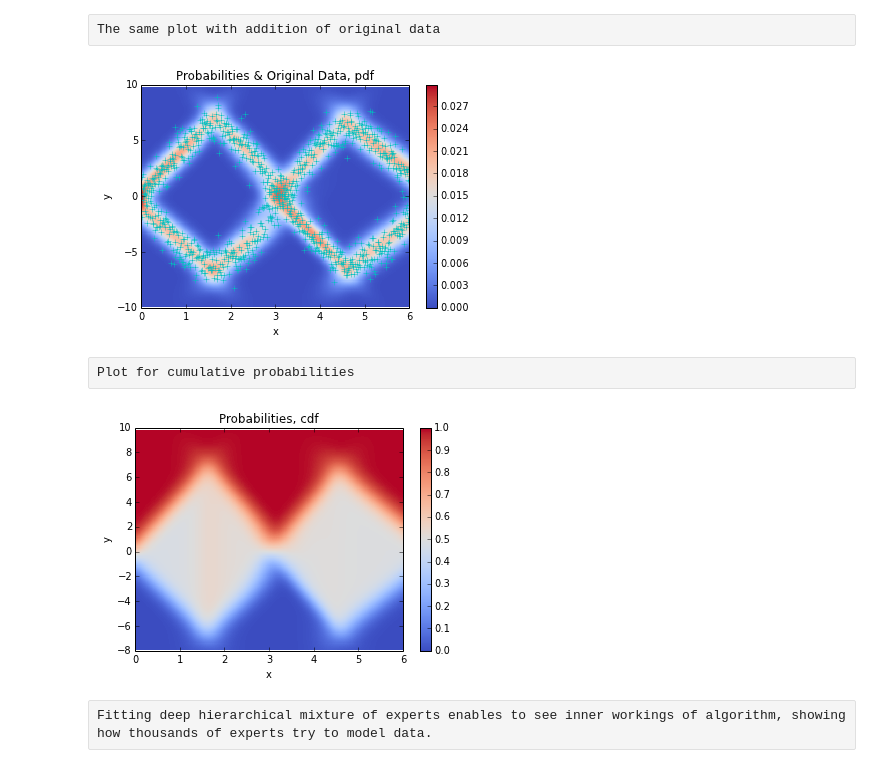
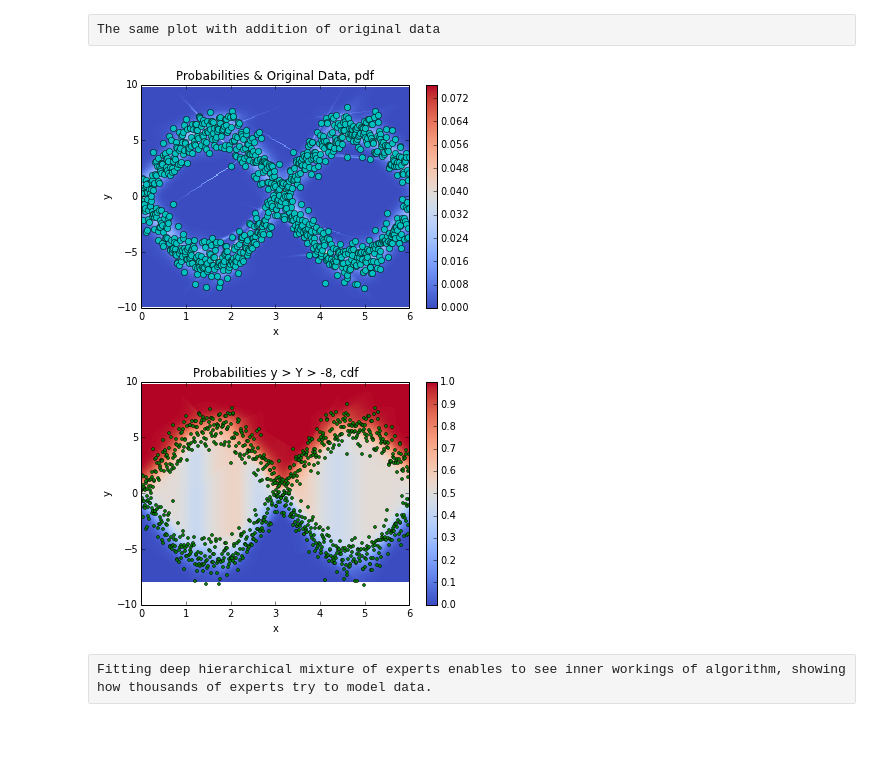
Before and after one commit to AmazaspShumik/Mixture-Models, a Jupyter notebook: Hierarchical Mixture of Experts/hme_multimodal_output_examples.ipynb, the cells around one changed output. Saved outputs shown, nothing was run; the diff lists cells and outputs as text; code cells hidden in the pictures; blank space fills up the shorter version.

```diff
--- a/Hierarchical Mixture of Experts/hme_multimodal_output_examples.ipynb
+++ b/Hierarchical Mixture of Experts/hme_multimodal_output_examples.ipynb
@@ -37,0 +60,38 @@ Now let's make grid and calculate probability of observing dependent variable in
+# %%
+X_train, X_test, Y_train, Y_test = train_test_split(X,Y,test_size = 0.5)
+hme = hm.HME(Y_train, X_train,Y_test,X_test,"gaussian",bias = True,
+                                                       gate_type = "wgda",
+                                                       verbose = False,
+                                                       levels = 8,
+                                                       branching  = 2)
+hme.fit()
+
+Xgrid       = np.ones([400,1])
+Xgrid[:,0]  = np.linspace(-2,2,400)
+y_lo        = -22*np.ones(400)
+y_hi        = 22*np.ones(400)
+x1,x2,p     = hm.prob_grid(hme,Xgrid,y_lo,y_hi,
+                                          n_steps = 2000,
+                                          posterior_type = "pdf")
+
+# plot pdf heatmap
+plt.figure(figsize=(7,7))
+plt.pcolor(x1,x2,p,cmap = "coolwarm")
+plt.title("Probabilities, pdf")
+plt.colorbar()
+plt.xlabel("x")
+plt.ylabel("y")
+plt.xlim(-2,2)
+plt.ylim(-22,22)
+
+
+plt.figure(figsize=(7,7))
+plt.pcolor(x1,x2,p,cmap = "coolwarm")
+plt.title("Probabilities, pdf  & Test Data")
+plt.colorbar()
+plt.xlabel("x")
+plt.ylabel("y")
+plt.xlim(-2,2)
+plt.ylim(-22,22)
+plt.plot(X_test[:,0],Y_test,"go", markersize = 3)
+plt.show()
@@ -108,3 +167,4 @@ Let's start from tree of depth 4 with branching factor being 2, such tree should
 # %%
-    hme = hm.HME(Y,X,Y,X,"gaussian",bias = True, gate_type = "wgda",levels = 4,branching = 2, verbose = False)
+    # fit data
+    hme = hm.HME(Y,X,Y,X,"gaussian",bias = True, gate_type = "wgda",levels = 6,branching = 2, verbose = False)
     hme.fit()
@@ -126,28 +184,27 @@ Now let's make grid and calculate probability of observing y in grid square
 The same plot with addition of original data
 # %%
     plt.pcolor(x1,x2,p,cmap = "coolwarm")
-    plt.plot(X[:,0],Y,"c+")
+    plt.plot(X[:,0],Y,"co")
     plt.title("Probabilities & Original Data, pdf")
     plt.colorbar()
     plt.xlabel("x")
     plt.ylabel("y")
     plt.show()
 # %% [output]
-[figure, old version]
+[figure, new version]
-# %% [raw]
-Plot for cumulative probabilities
 # %%
     y_lo_two = -8*np.ones(thr0)
     y_hi_two = 10*np.ones(thr0)
     X1,X2,P = hm.prob_grid(hme,X[0:thr0,:],y_lo_two,y_hi_two,n_steps = 200, posterior_type = "cdf")
     plt.pcolor(X1,X2,P,cmap = "coolwarm")
-    plt.title("Probabilities, cdf")
+    plt.plot(X[:,0],Y,"go", markersize = 3)
+    plt.title("Probabilities y > Y > -8, cdf")
     plt.colorbar()
     plt.xlabel("x")
     plt.ylabel("y")
     plt.show()
 # %% [output]
-[figure, old version]
+[figure, new version]
 # %% [raw]
 Fitting deep hierarchical mixture of experts enables to see inner workings of algorithm, showing how thousands of experts try to model data.
 # %%
```
Also changed, not shown: parts of 24 cells of this notebook.
